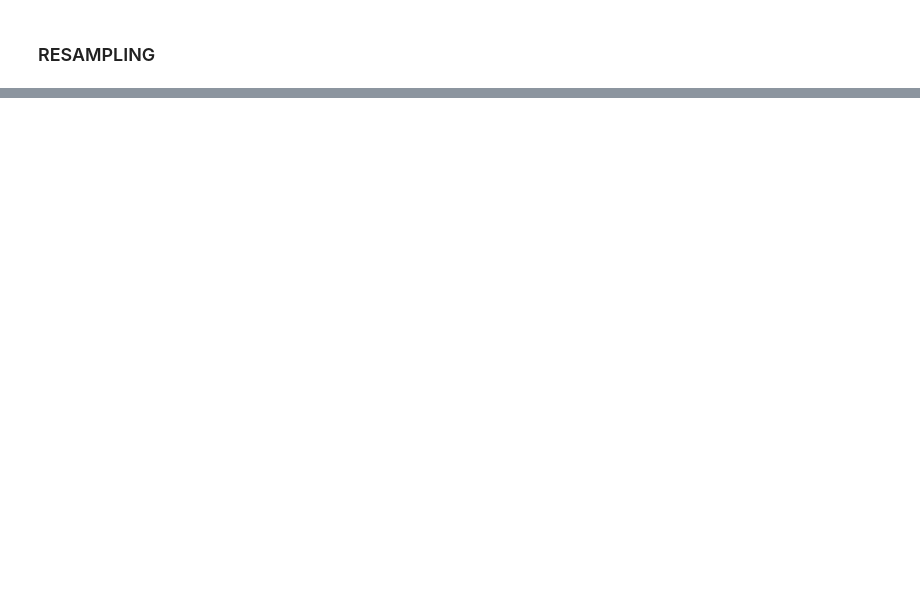
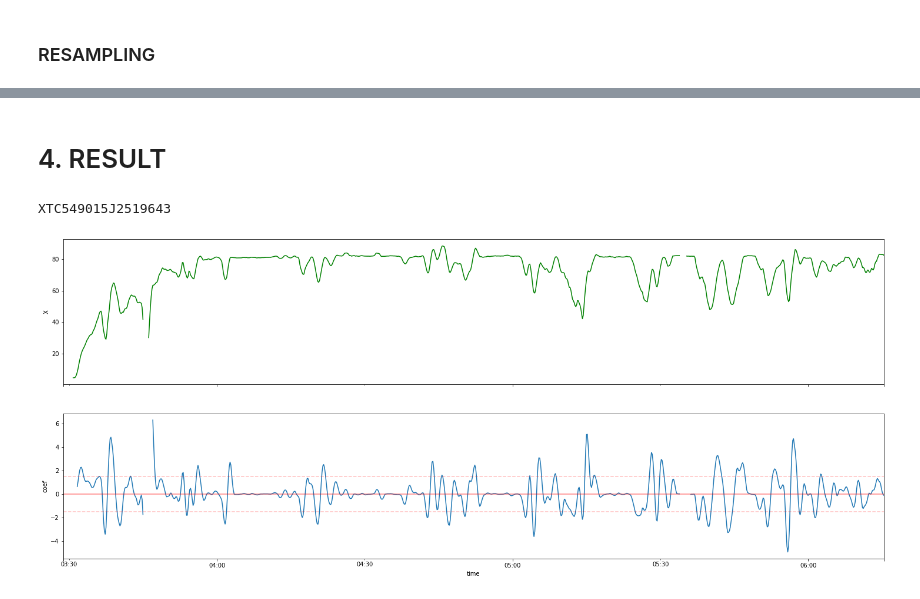
Before and after one commit to Nazar96/truck_analyis, a Jupyter notebook: notebooks/SPEED_SEGMENTATION.ipynb, the cells around one changed output, grey strips where cells are left out. Saved outputs shown, nothing was run; the diff lists cells and outputs as text; code cells hidden in the pictures; blank space fills up the shorter version.

Commit message:
Added trend estimation

```diff
--- a/notebooks/SPEED_SEGMENTATION.ipynb
+++ b/notebooks/SPEED_SEGMENTATION.ipynb
@@ -36,4 +41,7 @@ RESAMPLE_FREQ = '10s'
 # %%
-USECOLS = ['time', 'speed', 'car_vin']
-%time df = pd.read_csv(PATH, usecols=USECOLS)
+%%time
+
+df = pd.read_csv(PATH, usecols=USECOLS)
+df['time'] = pd.to_datetime(df['time'])
+df.set_index('time', inplace=True)
 # %% [output]
@@ -72,8 +61,0 @@ Wall time: 6.16 s
-# %%
-X = np.arange(N_LAGS).reshape(-1, 1)
-%time model = Ridge(1).fit(X, Y)
-
-coef = -1 * model.coef_.flatten()
-res = df_rolled.to_frame('speed')
-res['coef'] = np.nan
-res.loc[mask, 'coef'] = coef
@@ -164,2 +90,0 @@ Wall time: 24.1 s
-# %%
-res = _
@@ -182,0 +111,11 @@ Ridge()
+# %% [markdown]
+# 4. RESULT
+# %%
+vin_list = df['car_vin'].unique()
+# %%
+rand_vin = np.random.choice(vin_list)
+print(rand_vin)
+plot_TSTrendEstimation(res.loc[rand_vin].head(1_000))
+# %% [output]
+XTC549015J2519643
+[figure, added]
```
Also changed, not shown: parts of 26 cells of this notebook, 1 other file.
